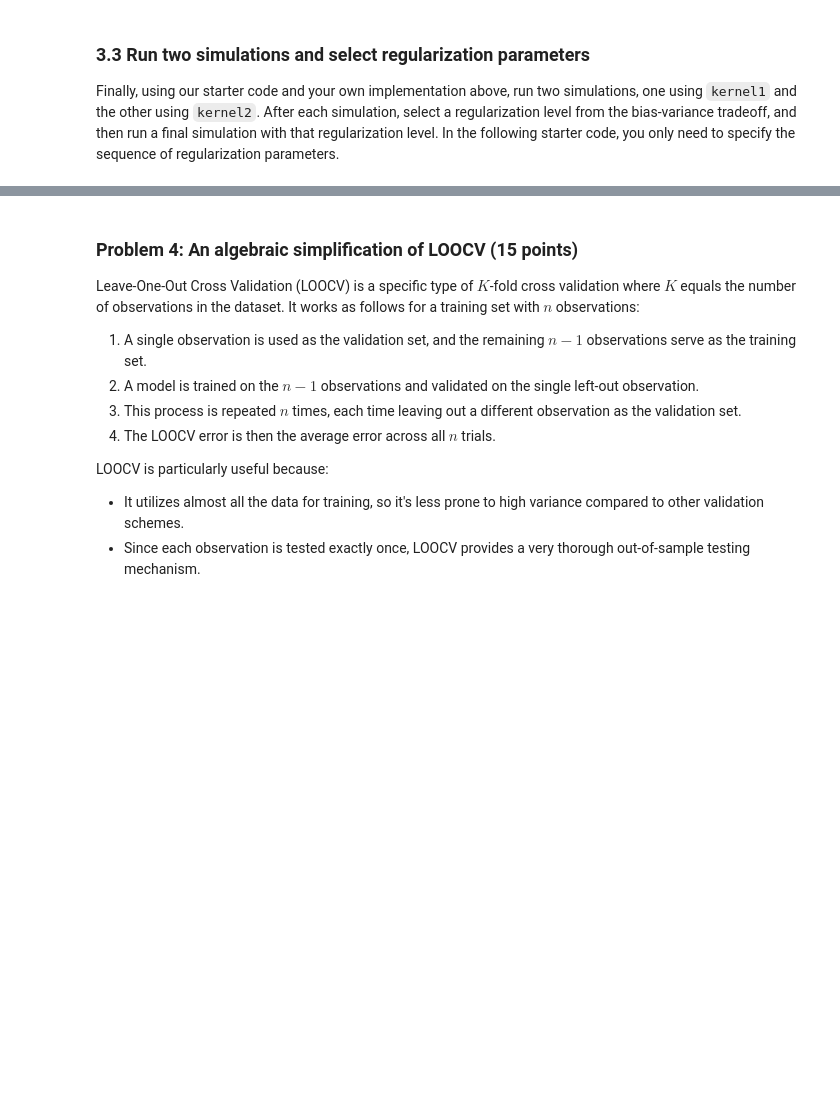
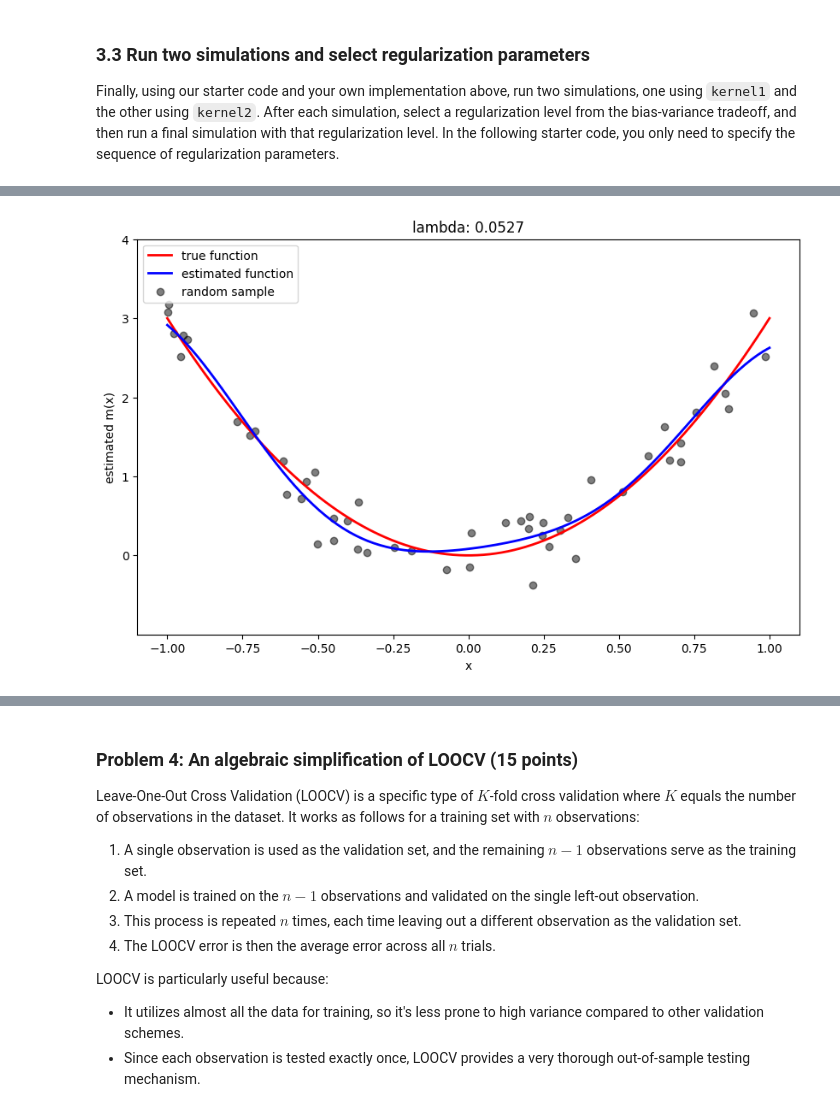
Before and after one commit to felicia9820/sds6650_intermediate_machine_learning, a Jupyter notebook: assignments/assn1/assn1_wv.ipynb, the cells around one changed output, grey strips where cells are left out. Drawn from its saved outputs; the diff is of its cells as text; code cells hidden in the pictures; blank space fills up the shorter version.

```diff
--- a/assignments/assn1/assn1_wv.ipynb
+++ b/assignments/assn1/assn1_wv.ipynb
@@ -625,3 +770,5 @@ run_simulation(kernel1, lmbdas)
 # %%
-lambda_hat = # set the optimal lambda
+lambda_hat = 0.05273
 run_simulation(kernel1, [lambda_hat], show_bias_variance=False)
+# %% [output]
+[figure, added]
```
Also changed, not shown: parts of 25 cells of this notebook.
